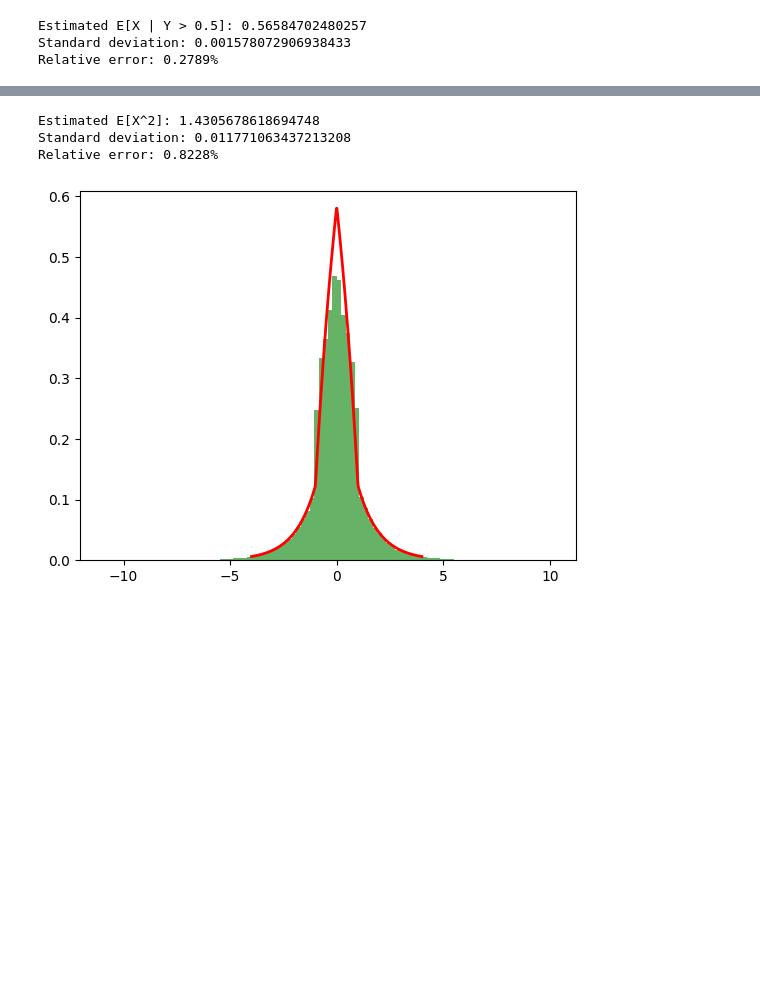
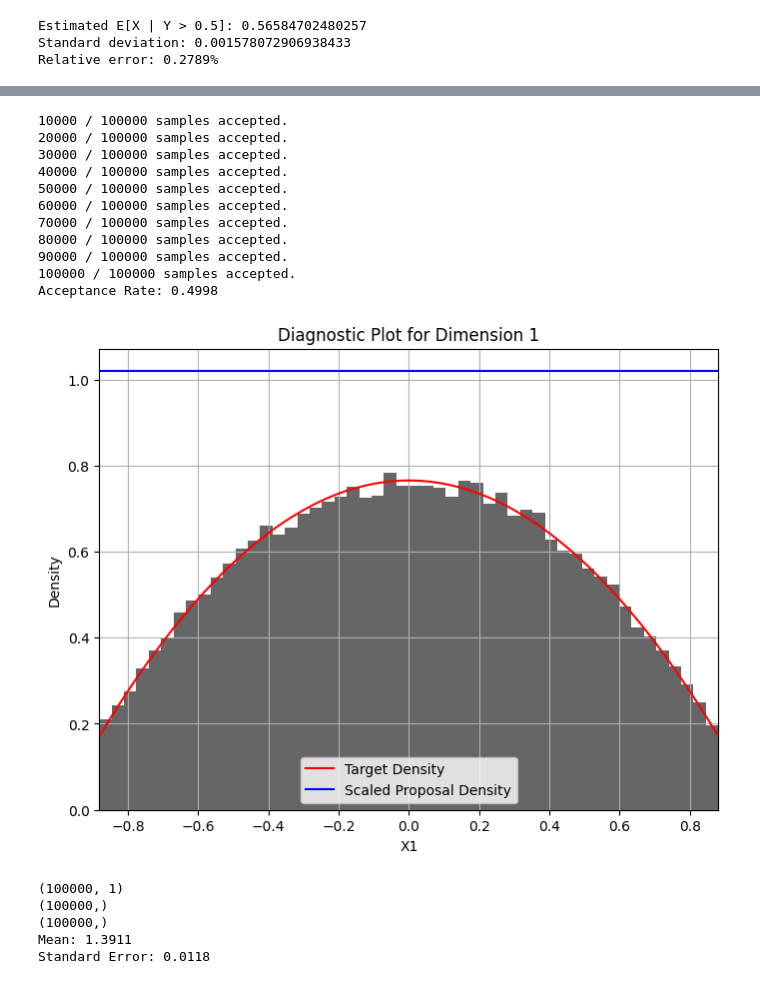
Before and after one commit to chinzhening/st3247-simulation, a Jupyter notebook: quizzes/inversion_rejection.ipynb, the cells around one changed output, grey strips where cells are left out. Cells and saved outputs as stored; diff of their text form; code cells hidden in the pictures; blank space fills up the shorter version.

```diff
--- a/quizzes/inversion_rejection.ipynb
+++ b/quizzes/inversion_rejection.ipynb
@@ -247,5 +412,6 @@ Relative error: 0.1024%
 # %%
 # q12
+n_samples = 1_000_000
 x = np.random.normal(0, 1, n_samples)
 y = np.random.normal(0, 1, n_samples)
 
@@ -254,7 +420,12 @@ condition_mask = x + y > 1
 conditioned_x = x[condition_mask]
 conditioned_y = y[condition_mask]
 
+mu_x = np.mean(conditioned_x)
+mu_y = np.mean(conditioned_y)
+sigma_x = np.std(conditioned_x)
+sigma_y = np.std(conditioned_y)
+
 # estimate Corr(X, Y | X + Y > 1)
-corr_estimate = np.corrcoef(conditioned_x, conditioned_y)[0, 1]
-print(f"Estimated Corr(X, Y | X + Y > 1): {corr_estimate}")
+phi = lambda x: (x[0] - mu_x) * (x[1] - mu_y) / (sigma_x * sigma_y)
+generate_mean_and_std_err([phi(sample) for sample in zip(conditioned_x, conditioned_y)])
 # %% [output]
@@ -397,32 +713,59 @@ Relative error: 0.2789%
 # %%
 # q20 mixture density with composition method
-
+n_samples = 100_000
 alpha = 1/3
-component1_density = lambda x: 0.75 * (1 - x**2) * (x >= -1) * (x <= 1)
+component1_density = lambda x: 0.75 * (1 - x**2) * (x >= -1) * (x <= 1)  # on [-1, 1]
 component2_density = lambda x: 0.5 * np.exp(-np.abs(x))  # Laplace distribution
 
-component1_samples = np.random.uniform(-1, 1, n_samples)
+from scipy.stats import uniform
+
+M_init = 2
+component1_samples, acceptance_rate = rejection_sampling(
+    component1_density,
+    lambda x: 0.5 * (x >= -1) * (x <= 1),
+    lambda: np.random.uniform(-1, 1, (1,1)),
+    M_init,
+    n_samples=n_samples,
+    diagnostics=True,
+)
+
+print(component1_samples.shape)
+
 component2_samples = np.random.laplace(0, 1, n_samples)
+print(component2_samples.shape)
 
 # mixture sampling
 u_values = np.random.uniform(0, 1, n_samples)
-mixture_samples = np.where(u_values < alpha, component1_samples, component2_samples)
+mixture_samples = np.where(u_values < alpha, component1_samples.flatten(), component2_samples)
+print(mixture_samples.shape)
+
 
 # estimate E[X^2]
-estimate = np.mean(mixture_samples**2)
-std = np.std(mixture_samples**2) / np.sqrt(n_samples)
-print(f"Estimated E[X^2]: {estimate}")
-print(f"Standard deviation: {std}")
-print(f"Relative error: {std / estimate * 100:.4f}%")
+vals = mixture_samples**2
+generate_mean_and_std_err(vals)
 
-# plot histogram of mixture samples
-plt.hist(mixture_samples, bins=100, density=True, alpha=0.6, color='g')
-x_plot = np.linspace(-4, 4, 400)
-y_plot = alpha * component1_density(x_plot) + (1 - alpha) * component2_density(x_plot)
-plt.plot(x_plot, y_plot, 'r-', lw=2)
-plt.show()
+
+plot_density(
+    mixture_samples,
+    lambda x: alpha * component1_density(x) + (1 - alpha) * component2_density(x),
+    x_min=-3,
+    x_max=3
+)
 # %% [output]
-Estimated E[X^2]: 1.4305678618694748
-Standard deviation: 0.011771063437213208
-Relative error: 0.8228%
+10000 / 100000 samples accepted.
+20000 / 100000 samples accepted.
+30000 / 100000 samples accepted.
+40000 / 100000 samples accepted.
+50000 / 100000 samples accepted.
+60000 / 100000 samples accepted.
+70000 / 100000 samples accepted.
+80000 / 100000 samples accepted.
+90000 / 100000 samples accepted.
+100000 / 100000 samples accepted.
+Acceptance Rate: 0.4998
-[figure, old version]
+[figure, new version]
+(100000, 1)
+(100000,)
+(100000,)
+Mean: 1.3911
+Standard Error: 0.0118
```
Also changed, not shown: parts of 16 cells of this notebook, 4 other files.
